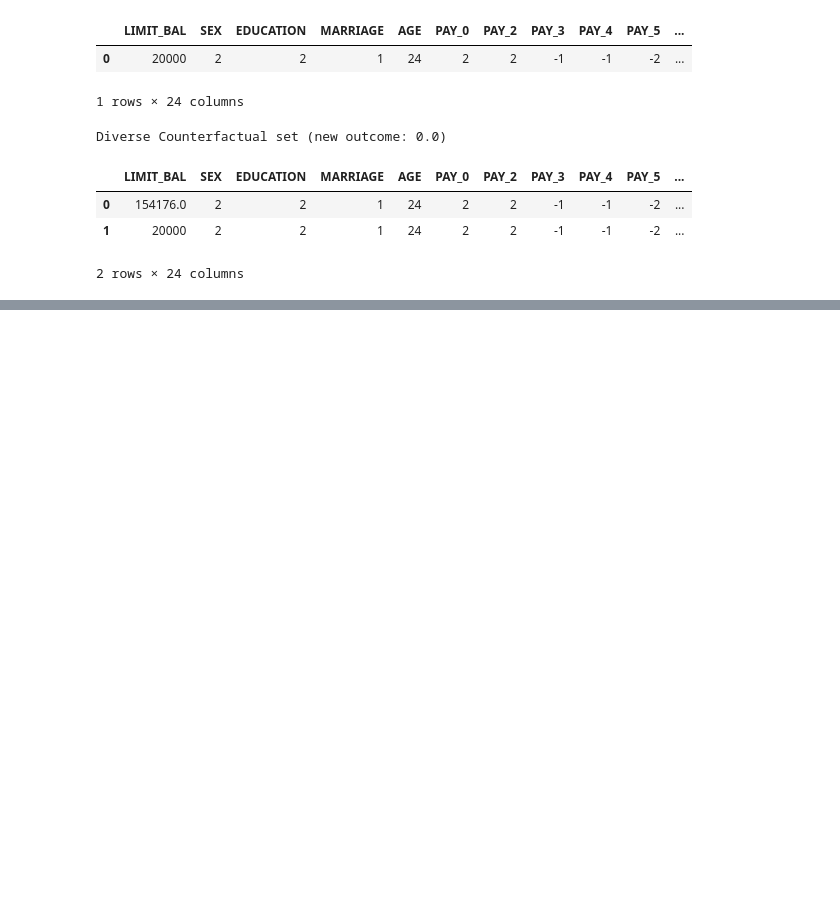
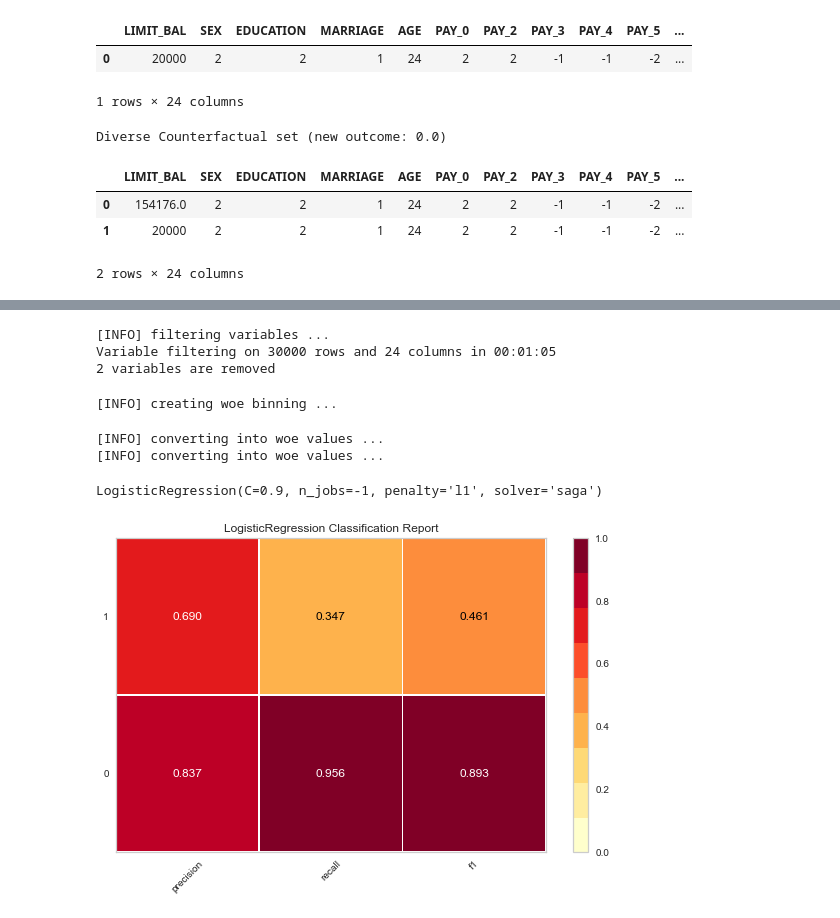
Before and after one commit to satya-pattnaik/end_end_ml_projects, a Jupyter notebook: XAI/credit_card_xai/xai.ipynb, the cells around one changed output, grey strips where cells are left out. Drawn from its saved outputs; the diff is of its cells as text; code cells hidden in the pictures; blank space fills up the shorter version.

```diff
--- a/XAI/credit_card_xai/xai.ipynb
+++ b/XAI/credit_card_xai/xai.ipynb
@@ -219,0 +247,38 @@ Diverse Counterfactual set (new outcome: 0.0)
+# %%
+dt_s = sc.var_filter(df, y="default")
+# %% [output]
+[INFO] filtering variables ...
+Variable filtering on 30000 rows and 24 columns in 00:01:05
+2 variables are removed
+# %%
+train, test = sc.split_df(dt_s, 'default').values()
+
+# woe binning ------
+bins = sc.woebin(dt_s, y="default")
+# %% [output]
+[INFO] creating woe binning ...
+# %%
+# converting train and test into woe values
+train_woe = sc.woebin_ply(train,bins)
+test_woe = sc.woebin_ply(test,bins)
+# %% [output]
+[INFO] converting into woe values ...
+[INFO] converting into woe values ...
+# %%
+y_train = train_woe.loc[:,'default']
+X_train = train_woe.loc[:,train_woe.columns != 'default']
+y_test = test_woe.loc[:,'default']
+X_test = test_woe.loc[:,train_woe.columns != 'default']
+
+# logistic regression ------
+from sklearn.linear_model import LogisticRegression
+lr = LogisticRegression(penalty='l1', C=0.9, solver='saga', n_jobs=-1)
+lr.fit(X_train, y_train)
+# %% [output]
+LogisticRegression(C=0.9, n_jobs=-1, penalty='l1', solver='saga')
+# %%
+
+classification_report(lr, X_train, y_train, X_test, y_test,is_fitted=True)
+plt.show()
+# %% [output]
+[figure, added]
```
Also changed, not shown: parts of 13 cells of this notebook.
